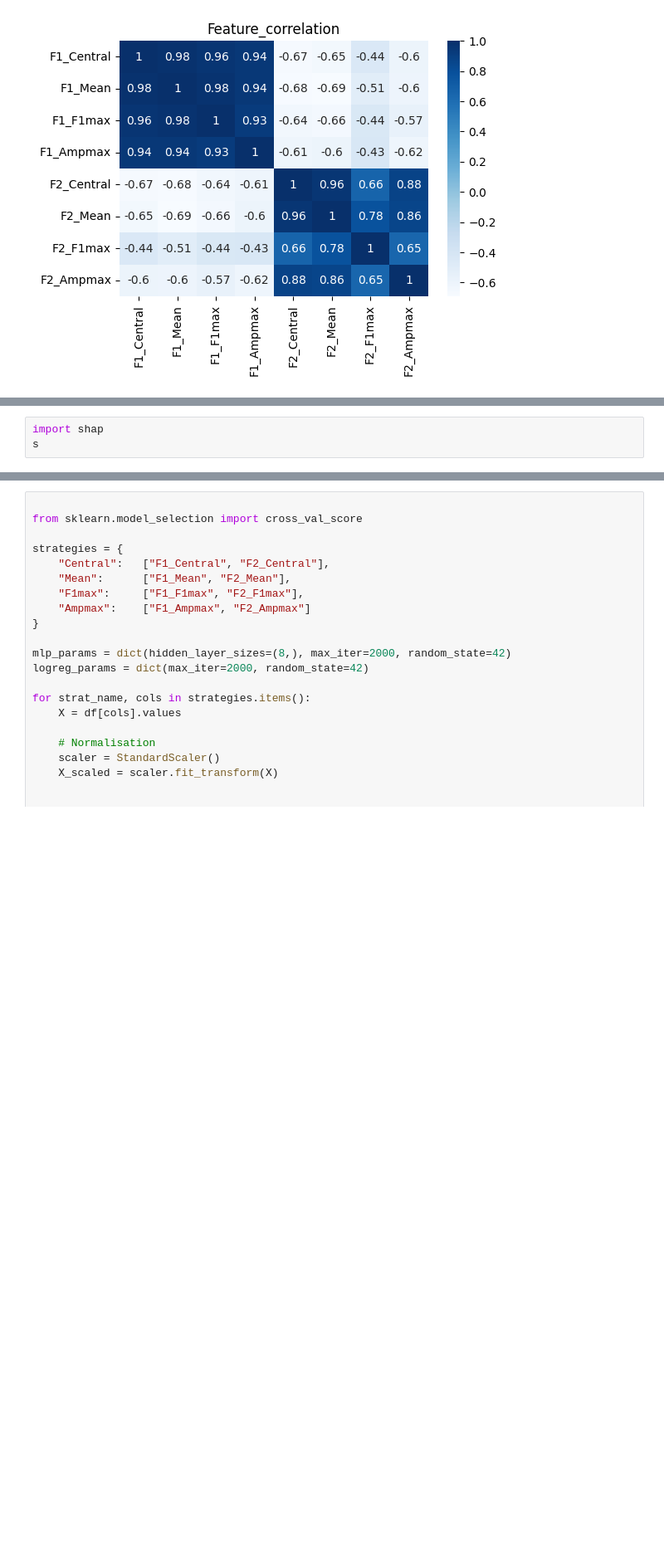
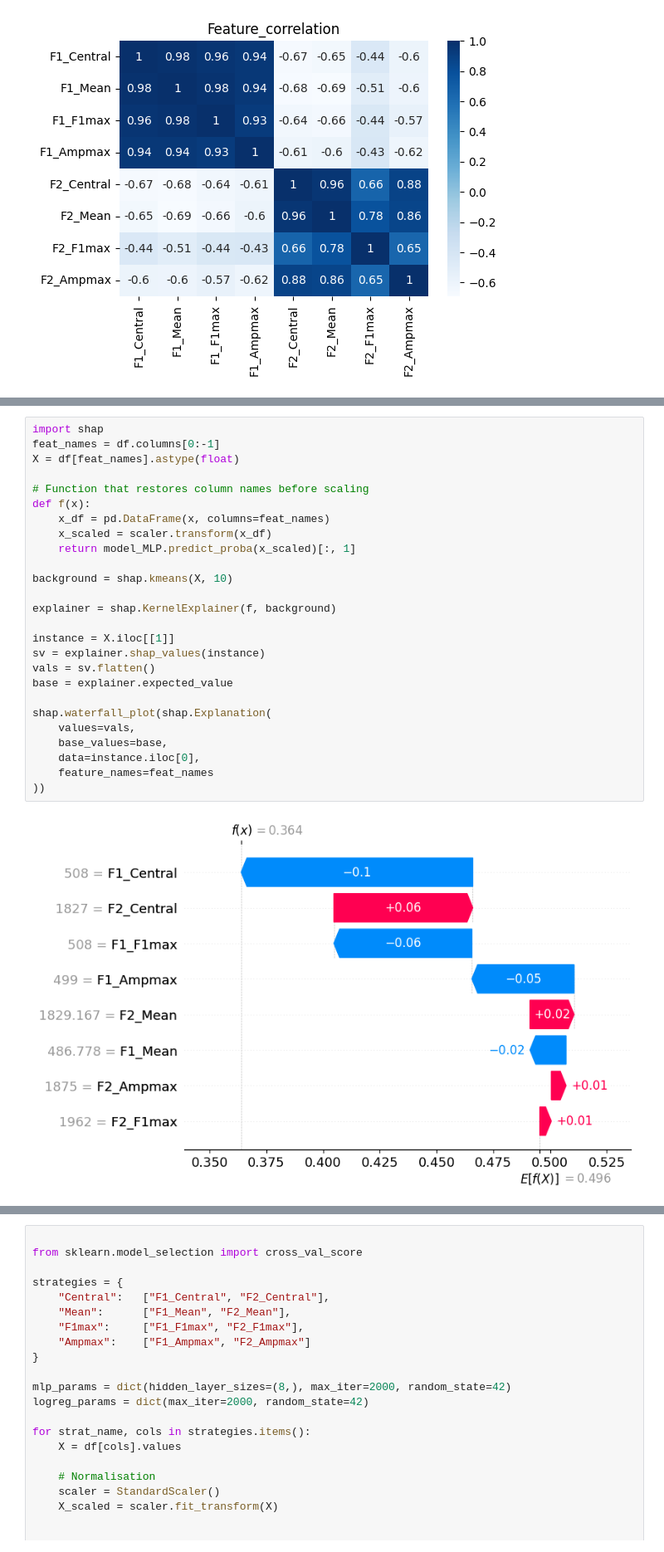
Before and after one commit to BALAKUMARKalai/Stage-2A, a Jupyter notebook: stage.ipynb, the cells around one changed output, grey strips where cells are left out. Shown at 83% size. Saved outputs shown, nothing was run; the diff lists cells and outputs as text; blank space fills up the shorter version.

```diff
--- a/stage.ipynb
+++ b/stage.ipynb
@@ -90,3 +96,28 @@ classification_report(y_test, y_pred_MLP, output_dict= True)
 # %%
 import shap
-s
+feat_names = df.columns[0:-1]
+X = df[feat_names].astype(float)
+
+# Function that restores column names before scaling
+def f(x):
+    x_df = pd.DataFrame(x, columns=feat_names)
+    x_scaled = scaler.transform(x_df)
+    return model_MLP.predict_proba(x_scaled)[:, 1]
+
+background = shap.kmeans(X, 10)
+
+explainer = shap.KernelExplainer(f, background)
+
+instance = X.iloc[[1]]
+sv = explainer.shap_values(instance)
+vals = sv.flatten()
+base = explainer.expected_value
+
+shap.waterfall_plot(shap.Explanation(
+    values=vals,
+    base_values=base,
+    data=instance.iloc[0],
+    feature_names=feat_names
+))
+# %% [output]
+[figure, added]
```
Also changed, not shown: parts of 7 cells of this notebook.
